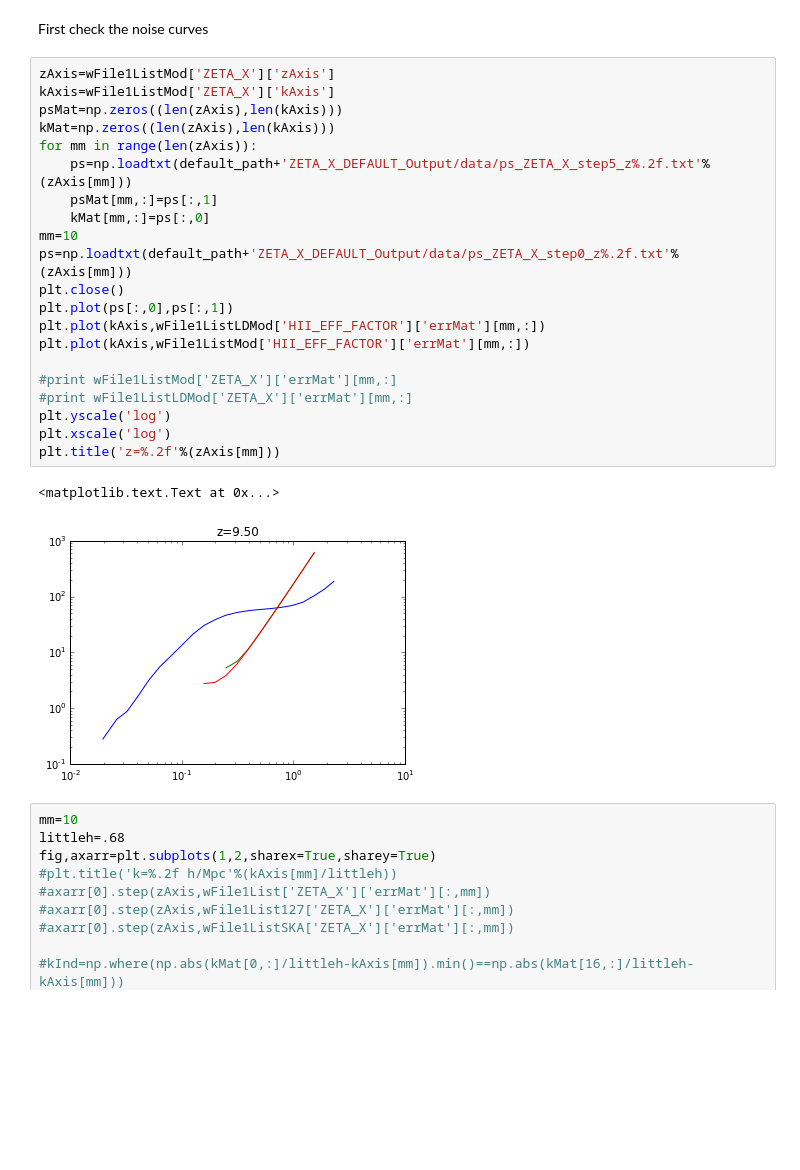
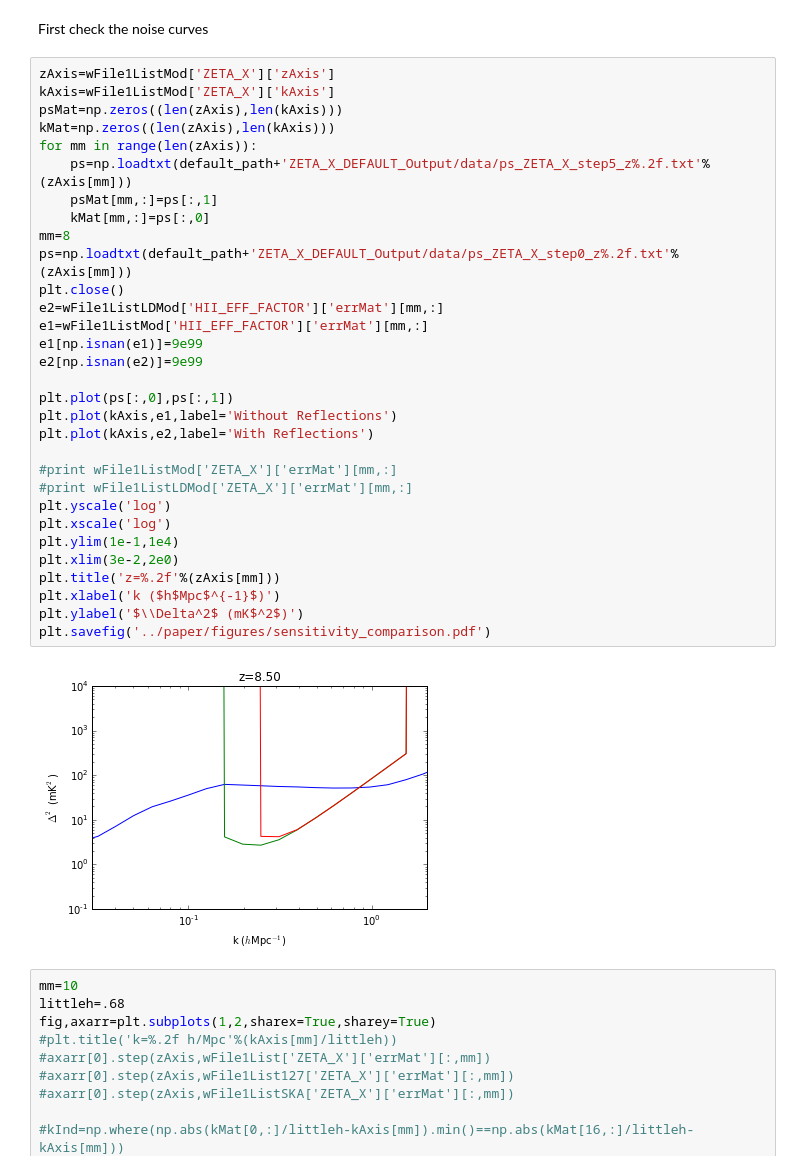
Before and after one commit to aewallwi/DishPapers, a Jupyter notebook: DishSimulations/code/FisherAnalysis_DishCompare.ipynb, the cells around one changed output. Saved outputs shown, nothing was run; the diff lists cells and outputs as text; blank space fills up the shorter version.

Commit message:
added sensitivity plot

```diff
--- a/DishSimulations/code/FisherAnalysis_DishCompare.ipynb
+++ b/DishSimulations/code/FisherAnalysis_DishCompare.ipynb
@@ -43,27 +43,36 @@ First check the noise curves
 # %%
 zAxis=wFile1ListMod['ZETA_X']['zAxis']
 kAxis=wFile1ListMod['ZETA_X']['kAxis']
 psMat=np.zeros((len(zAxis),len(kAxis)))
 kMat=np.zeros((len(zAxis),len(kAxis)))
 for mm in range(len(zAxis)):
     ps=np.loadtxt(default_path+'ZETA_X_DEFAULT_Output/data/ps_ZETA_X_step5_z%.2f.txt'%(zAxis[mm]))
     psMat[mm,:]=ps[:,1]
     kMat[mm,:]=ps[:,0]
-mm=10
+mm=8
 ps=np.loadtxt(default_path+'ZETA_X_DEFAULT_Output/data/ps_ZETA_X_step0_z%.2f.txt'%(zAxis[mm]))
 plt.close()
+e2=wFile1ListLDMod['HII_EFF_FACTOR']['errMat'][mm,:]
+e1=wFile1ListMod['HII_EFF_FACTOR']['errMat'][mm,:]
+e1[np.isnan(e1)]=9e99
+e2[np.isnan(e2)]=9e99
+
 plt.plot(ps[:,0],ps[:,1])
-plt.plot(kAxis,wFile1ListLDMod['HII_EFF_FACTOR']['errMat'][mm,:])
-plt.plot(kAxis,wFile1ListMod['HII_EFF_FACTOR']['errMat'][mm,:])
+plt.plot(kAxis,e1,label='Without Reflections')
+plt.plot(kAxis,e2,label='With Reflections')
 
 #print wFile1ListMod['ZETA_X']['errMat'][mm,:]
 #print wFile1ListLDMod['ZETA_X']['errMat'][mm,:]
 plt.yscale('log')
 plt.xscale('log')
+plt.ylim(1e-1,1e4)
+plt.xlim(3e-2,2e0)
 plt.title('z=%.2f'%(zAxis[mm]))
+plt.xlabel('k ($h$Mpc$^{-1}$)')
+plt.ylabel('$\\Delta^2$ (mK$^2$)')
+plt.savefig('../paper/figures/sensitivity_comparison.pdf')
 # %% [output]
-<matplotlib.text.Text at 0x...>
-[figure, old version]
+[figure, new version]
 # %%
 mm=10
 littleh=.68
```
Also changed, not shown: 6 other files.
